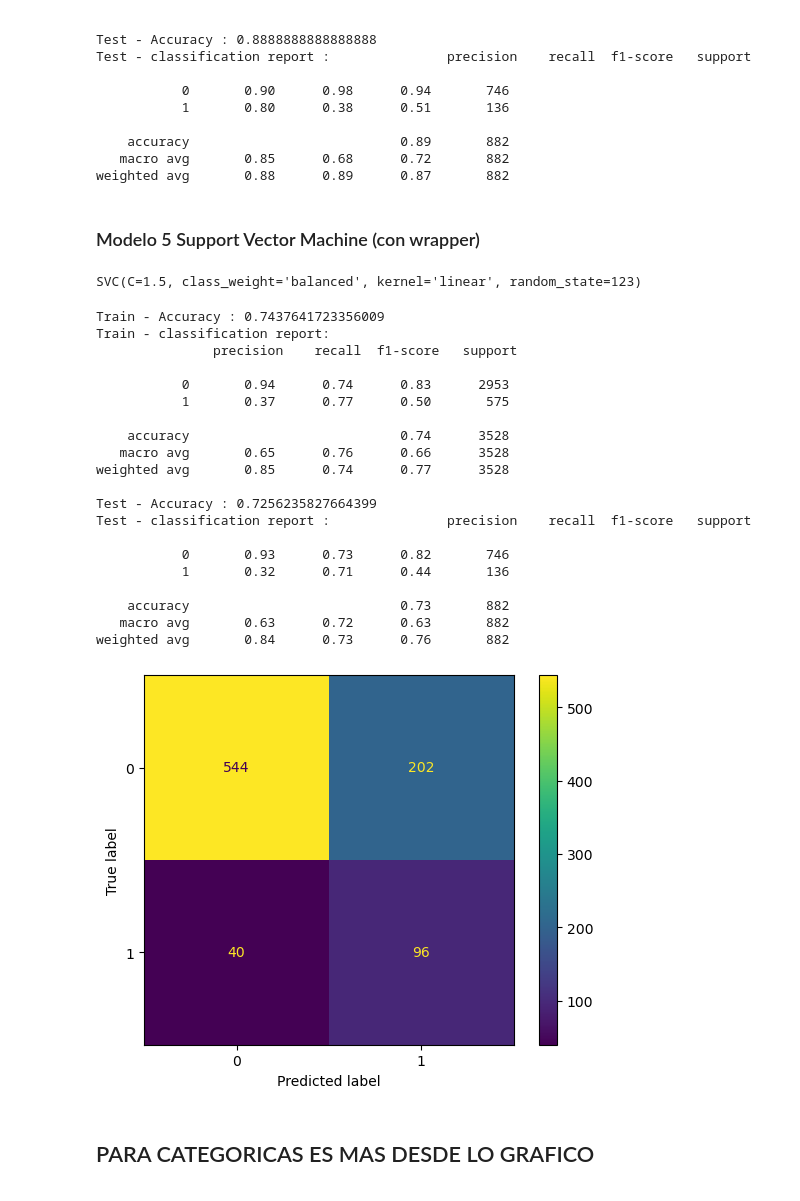
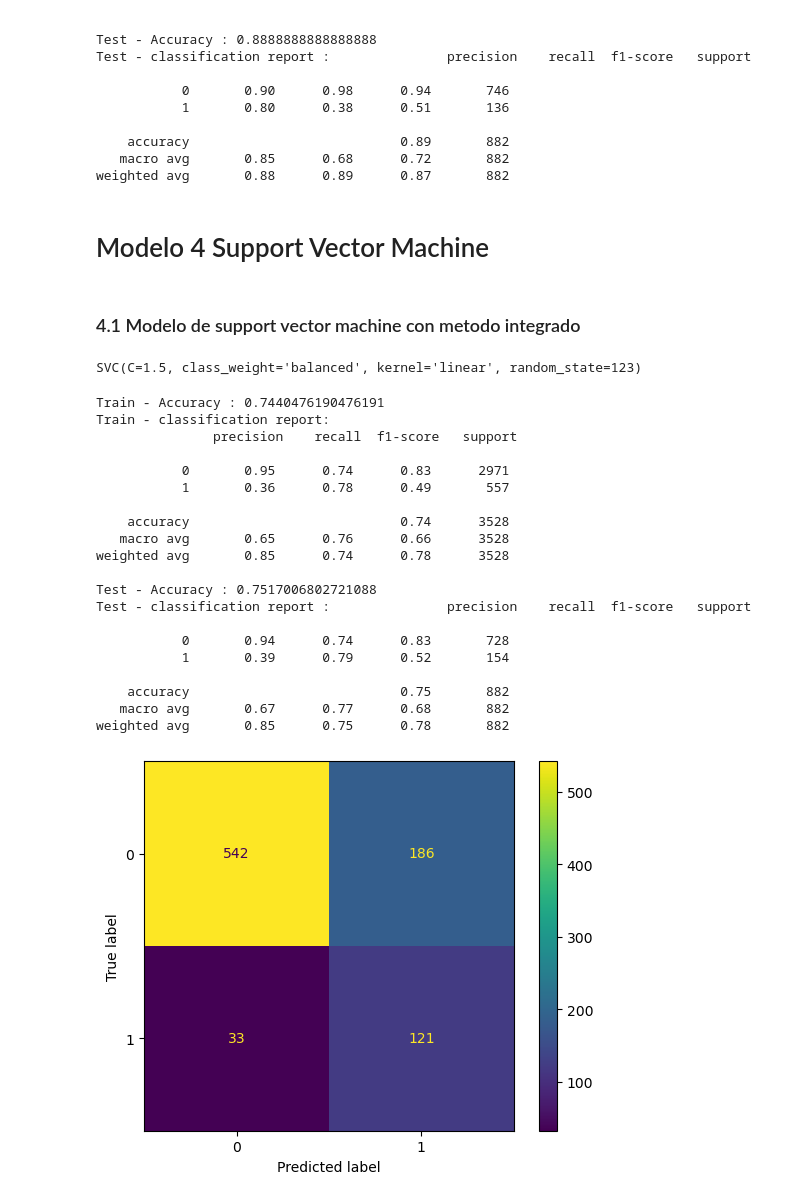
Before and after one commit to CamiloLoaiza12/Analitica2_trabajo1, a Jupyter notebook: Selección_de_variables_y_regularización.ipynb, the cells around one changed output. Saved outputs shown, nothing was run; the diff lists cells and outputs as text; code cells hidden in the pictures.

```diff
--- a/Selección_de_variables_y_regularización.ipynb
+++ b/Selección_de_variables_y_regularización.ipynb
@@ -717,8 +762,10 @@ Número de nodos terminales: 30
 # %%
 from sklearn.ensemble import RandomForestClassifier
+X_train_modelo3=X_train_base1
+X_test_modelo3=X_test_base1
 
 ranfor = RandomForestClassifier(class_weight="balanced",n_estimators = 150,criterion= 'gini', max_depth= 5,max_leaf_nodes = 10,n_jobs= -1,random_state = 123)
-ranfor.fit(X_train, y_train)
+ranfor.fit(X_train_modelo3, y_train)
 # %% [output]
 RandomForestClassifier(class_weight='balanced', max_depth=5, max_leaf_nodes=10,
                        n_estimators=150, n_jobs=-1, random_state=123)
@@ -754,0 +812,7 @@ weighted avg       0.85      0.80      0.82       882
+# %%
+from sklearn.ensemble import RandomForestClassifier
+X_train_modelo3=X_train_base2
+X_test_modelo3=X_test_base2
+
+ranfor = RandomForestClassifier(class_weight="balanced",n_estimators = 150,criterion= 'gini', max_depth= 5,max_leaf_nodes = 10,n_jobs= -1,random_state = 123)
+ranfor.fit(X_train_modelo3, y_train)
@@ -755,8 +860,9 @@ weighted avg       0.85      0.80      0.82       882
 # %%
 from sklearn.ensemble import GradientBoostingClassifier
-
+X_train_modelo4=X_train_base1
+X_test_modelo4=X_test_base1
 gboos = GradientBoostingClassifier( n_estimators = 100, learning_rate= 0.1, max_features = 4, random_state = 123)
-gboos.fit(X_train_base2, y_train)
+gboos.fit(X_train_modelo4, y_train)
 # %% [output]
 GradientBoostingClassifier(max_features=4, random_state=123)
 # %%
@@ -786,46 +892,48 @@ Test - classification report :               precision    recall  f1-score   sup
    macro avg       0.85      0.68      0.72       882
 weighted avg       0.88      0.89      0.87       882
 # %% [markdown]
-### Modelo 5 Support Vector Machine (con wrapper)
+# Modelo 4 Support Vector Machine
+# %% [markdown]
+### 4.1 Modelo de support vector machine con metodo integrado
 # %%
 from sklearn.svm import SVC
+X_train_modelo4=X_train_base1
+X_test_modelo4=X_test_base1
 svm_model = SVC(C = 1.5, kernel = 'linear', class_weight = 'balanced', max_iter =-1, random_state=123)
-svm_model.fit(X_train_base2, y_train)
+svm_model.fit(X_train_modelo4, y_train)
 # %% [output]
 SVC(C=1.5, class_weight='balanced', kernel='linear', random_state=123)
 # %%
-print ("Train - Accuracy :", metrics.accuracy_score(y_train, svm_model.predict(X_train_base2)))
-print ("Train - classification report:\n", metrics.classification_report(y_train, svm_model.predict(X_train_base2)))
-print ("Test - Accuracy :", metrics.accuracy_score(y_test, svm_model.predict(X_test_base2)))
-print ("Test - classification report :", metrics.classification_report(y_test, svm_model.predict(X_test_base2)))
+print ("Train - Accuracy :", metrics.accuracy_score(y_train, svm_model.predict(X_train_modelo4)))
+print ("Train - classification report:\n", metrics.classification_report(y_train, svm_model.predict(X_train_modelo4)))
+print ("Test - Accuracy :", metrics.accuracy_score(y_test, svm_model.predict(X_test_modelo4)))
+print ("Test - classification report :", metrics.classification_report(y_test, svm_model.predict(X_test_modelo4)))
 # %% [output]
-Train - Accuracy : 0.7437641723356009
+Train - Accuracy : 0.7440476190476191
 Train - classification report:
                precision    recall  f1-score   support
 
-           0       0.94      0.74      0.83      2953
-           1       0.37      0.77      0.50       575
+           0       0.95      0.74      0.83      2971
+           1       0.36      0.78      0.49       557
 
     accuracy                           0.74      3528
    macro avg       0.65      0.76      0.66      3528
-weighted avg       0.85      0.74      0.77      3528
+weighted avg       0.85      0.74      0.78      3528
 
-Test - Accuracy : 0.7256235827664399
+Test - Accuracy : 0.7517006802721088
 Test - classification report :               precision    recall  f1-score   support
 
-           0       0.93      0.73      0.82       746
-           1       0.32      0.71      0.44       136
+           0       0.94      0.74      0.83       728
+           1       0.39      0.79      0.52       154
 
-    accuracy                           0.73       882
-   macro avg       0.63      0.72      0.63       882
-weighted avg       0.84      0.73      0.76       882
+    accuracy                           0.75       882
+   macro avg       0.67      0.77      0.68       882
+weighted avg       0.85      0.75      0.78       882
 # %%
 from sklearn.metrics import confusion_matrix, ConfusionMatrixDisplay
-cm1= confusion_matrix(y_test, svm_model.predict(X_test_base2))
+cm1= confusion_matrix(y_test, svm_model.predict(X_test_modelo4))
 cm1_display = ConfusionMatrixDisplay(confusion_matrix = cm1)
 cm1_display.plot()
 plt.show()
 # %% [output]
-[figure, old version]
+[figure, new version]
-# %% [markdown]
-## PARA CATEGORICAS ES MAS DESDE LO GRAFICO
```
Also changed, not shown: parts of 47 cells of this notebook.
